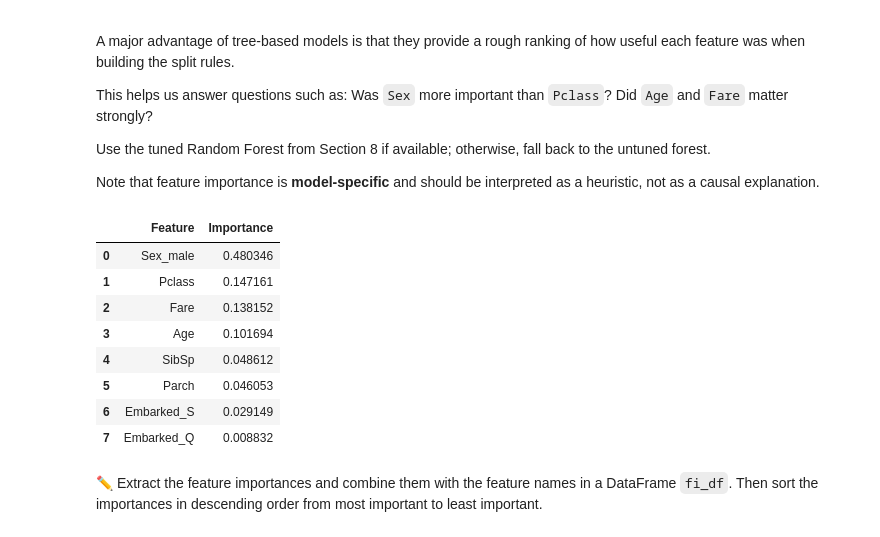
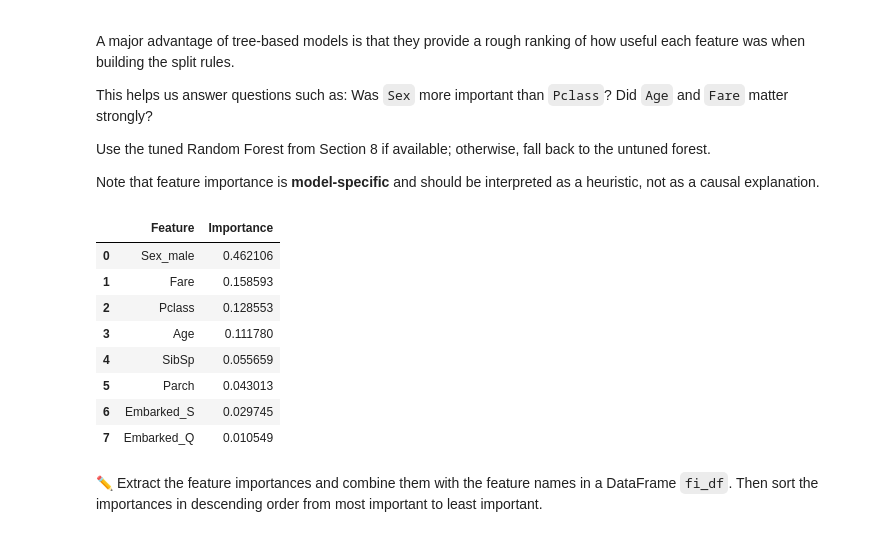
Before and after one commit to ErlindS/Master, a Jupyter notebook: MaschinellesLernen/machineLearningUebung/Versuch6/A6_Tree_Based_Models.ipynb, the cells around one changed output. Cells and saved outputs as stored; diff of their text form; code cells hidden in the pictures.

```diff
--- a/MaschinellesLernen/machineLearningUebung/Versuch6/A6_Tree_Based_Models.ipynb
+++ b/MaschinellesLernen/machineLearningUebung/Versuch6/A6_Tree_Based_Models.ipynb
@@ -153,12 +150,9 @@ df4_y = df3['Survived']
 df4_x = df3.drop('Survived', axis=1)
 # TODO: Implement
 X_train, X_test, y_train, y_test = train_test_split(
-    df4_x, df4_y, test_size=0.2, random_state=42
+    df4_x, df4_y, test_size=0.2, random_state=42, stratify=df4_y
 )
 
-
-
-
 display(X_train.head())
 # %% [output]
 |  | Pclass | Age | SibSp | Parch | Fare | Sex_male | Embarked_Q | Embarked_S |
@@ -196,7 +190,7 @@ X_test_imputed = X_test.copy()
 imputer = SimpleImputer(strategy='median')
 imputer.fit(X_train[missing_cols])
 
-X_train_imputed[missing_cols] = imputer.transform(X_train[missing_cols])
+X_train_imputed[missing_cols] = imputer.fit_transform(X_train[missing_cols])
 X_test_imputed[missing_cols] = imputer.transform(X_test[missing_cols])
 # %% [markdown]
 3. Verify that the imputed training and test sets no longer contain missing values.
@@ -393,27 +402,22 @@ Use the tuned Random Forest from Section 8 if available; otherwise, fall back to
 Note that feature importance is **model-specific** and should be interpreted as a heuristic, not as a causal explanation.
 # %%
 # TODO: Choose the model whose importances you want to inspect, e.g. best_rf or rf_clf.
-try:
-    model_for_importance = best_rf.best_estimator_
-except NameError:
-    model_for_importance = rf_clf
-
 model_for_importance = best_rf.best_estimator_
 importances = model_for_importance.feature_importances_
 feature_names = X_train_imputed.columns
 fi_df = pd.DataFrame({'Feature': feature_names, 'Importance': importances})
 fi_df = fi_df.sort_values(by='Importance', ascending=False).reset_index(drop=True)
 display(fi_df.head(10))
 # %% [output]
 |  | Feature | Importance |
-| 0 | Sex_male | 0.480346 |
-| 1 | Pclass | 0.147161 |
-| 2 | Fare | 0.138152 |
-| 3 | Age | 0.101694 |
-| 4 | SibSp | 0.048612 |
-| 5 | Parch | 0.046053 |
-| 6 | Embarked_S | 0.029149 |
-| 7 | Embarked_Q | 0.008832 |
+| 0 | Sex_male | 0.462106 |
+| 1 | Fare | 0.158593 |
+| 2 | Pclass | 0.128553 |
+| 3 | Age | 0.111780 |
+| 4 | SibSp | 0.055659 |
+| 5 | Parch | 0.043013 |
+| 6 | Embarked_S | 0.029745 |
+| 7 | Embarked_Q | 0.010549 |
 # %% [markdown]
 ✏️ Extract the feature importances and combine them with the feature names in a DataFrame `fi_df`. Then sort the importances in descending order from most important to least important.
 # %%
```
Also changed, not shown: parts of 19 cells of this notebook, 5 other files.
